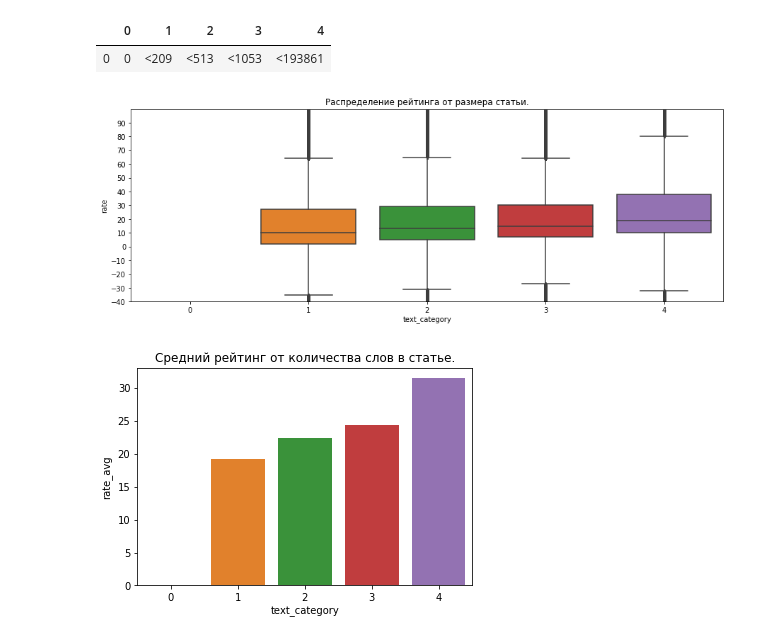
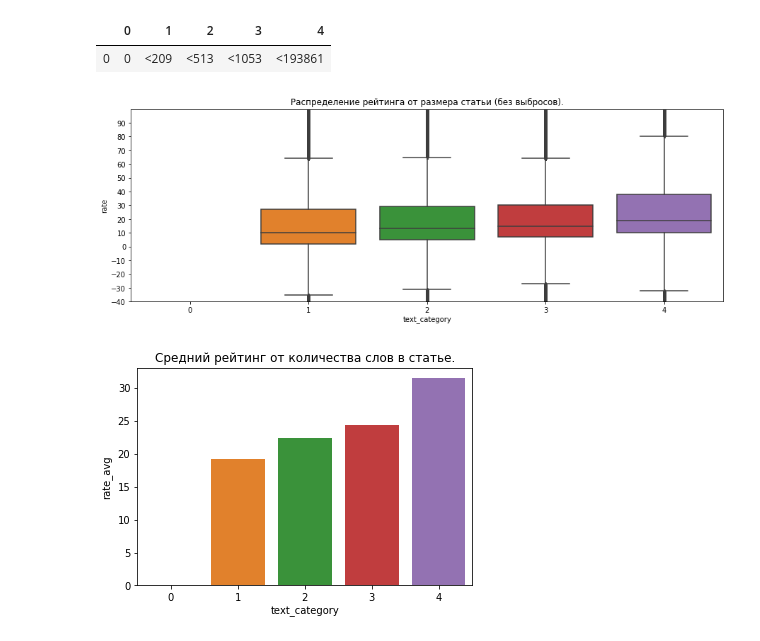
Before and after one commit to D7nis/DS_Habr_rate, a Jupyter notebook: Habr.ipynb, the cells around one changed output. Drawn from its saved outputs; the diff is of its cells as text; code cells hidden in the pictures.

```diff
--- a/Habr.ipynb
+++ b/Habr.ipynb
@@ -237,4 +237,4 @@ df = pd.read_sql_query("SELECT {} FROM habr".format(columns_num), csv_db)
 # %%
 df = pd.read_sql_query("SELECT * FROM habr", csv_db)
 # %%
-df.drop(['index'],axis=1,inplace=True)
+#df.drop(['index'],axis=1,inplace=True)
@@ -543,12 +547,12 @@ df_tc_legend
 # %%
 fsize = (15, 5)
 fig, ax = plt.subplots(figsize=fsize)
 ax.set_ylim(-40,100)
 plt.yticks(range(-40, 100, 10))
-plt.title('Распределение рейтинга от размера статьи.')
+plt.title('Распределение рейтинга от размера статьи (без выбросов).')
 sns.boxplot(y='rate',x='text_category',data=df);
 # %% [output]
-[figure, old version]
+[figure, new version]
 # %%
 plt.title('Средний рейтинг от количества слов в статье.')
 sns.barplot(x='text_category', y='rate_avg', \
```
Also changed, not shown: parts of 22 cells of this notebook.
